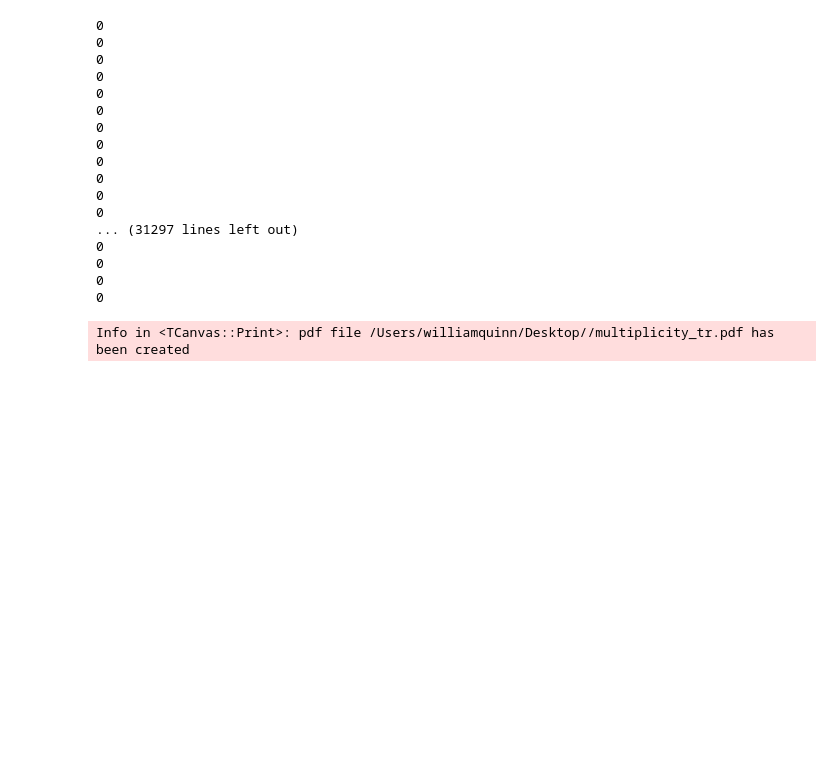
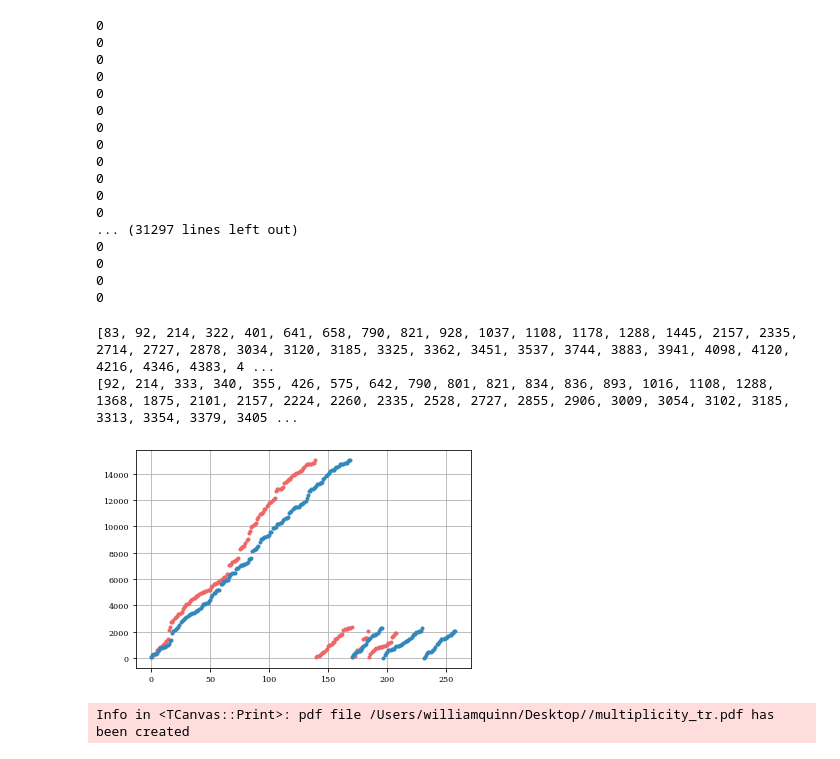
Before and after one commit to SuperNEMO-DBD/PMT-ShapeAnalysis, a Jupyter notebook: ReadRED/ReadRED.ipynb, the cells around one changed output. Cells and saved outputs as stored; diff of their text form; code cells hidden in the pictures; blank space fills up the shorter version.

```diff
--- a/ReadRED/ReadRED.ipynb
+++ b/ReadRED/ReadRED.ipynb
@@ -164,6 +164,15 @@ for event in tree:
 0
 0
 0
+# %%
+def cell_id(cellnum):
+    cell_side = cellnum // (9 * 113)
+    cell_row = cellnum % (9 * 113) // 9
+    cell_layer = cellnum % (9 * 113) % 9
+
+    return cell_side, cell_row, cell_layer
+def cell_num_(side, row, layer):
+    return side*113*9 + row*9 + layer
 # %%
 files = ["run_608.txt", "run_612.txt", "run_617.txt", "run_618.txt",
          "run_619.txt", "run_623.txt", "run_635.txt", "run_638.txt",
@@ -187,6 +196,7 @@ Areas = [0, 3, 3, 3,
          4, 4, 4, 4]
 
 mult = [0 for i in range(2034)]
+event_nums = [[] for i in range(2034)]
 
 for index, i_file in enumerate(files):
     file = open("/Users/williamquinn/Desktop/" + i_file, "r")
@@ -194,22 +204,39 @@ for index, i_file in enumerate(files):
 
     for line in fl:
         line_list = line.split(" ")
-        if line_list[0] == 'Cell:':
-            cell_num = int(line_list[1])
+        if len(line_list) < 4:
+            continue
+        if line_list[3] == 'Cell:':
+            cell_num = int(line_list[4])
+            side, row, layer = cell_id(cell_num)
             mult[cell_num] += 1
+
+            event_nums[cell_num].append(int(line_list[2]))
-# %%
-sntracker = sn.tracker('multiplicity', with_palette=True)
-sntracker.draw_cellid_label()
-sntracker.draw_content_label('{}')
-
-for i_cell in range(len(mult)):
-    if mult[i_cell] == 0:
-        continue
-    sntracker.setcontent(i_cell, mult[i_cell])
-
-# sntracker.setrange(0, 35)
-
-sntracker.draw()
-sntracker.save("/Users/williamquinn/Desktop/")
-# %% [output]
-Info in <TCanvas::Print>: pdf file /Users/williamquinn/Desktop//multiplicity_tr.pdf has been created
+# %%
+_1_55_3 = cell_num_(1, 55, 3)
+_1_55_5 = cell_num_(1, 55, 5)
+plt.plot(event_nums[_1_55_3], ".")
+plt.plot(event_nums[_1_55_5], ".")
+
+print(event_nums[_1_55_3])
+print(event_nums[_1_55_5])
+# %% [output]
+[83, 92, 214, 322, 401, 641, 658, 790, 821, 928, 1037, 1108, 1178, 1288, 1445, 2157, 2335, 2714, 2727, 2878, 3034, 3120, 3185, 3325, 3362, 3451, 3537, 3744, 3883, 3941, 4098, 4120, 4216, 4346, 4383, 4 ...
+[92, 214, 333, 340, 355, 426, 575, 642, 790, 801, 821, 834, 836, 893, 1016, 1108, 1288, 1368, 1875, 2101, 2157, 2224, 2260, 2335, 2528, 2727, 2855, 2906, 3009, 3054, 3102, 3185, 3313, 3354, 3379, 3405 ...
+[figure, added]
+# %%
+sntracker = sn.tracker('multiplicity', with_palette=True)
+sntracker.draw_cellid_label()
+sntracker.draw_content_label('{}')
+
+for i_cell in range(len(mult)):
+    if mult[i_cell] == 0:
+        continue
+    sntracker.setcontent(i_cell, mult[i_cell])
+
+# sntracker.setrange(0, 35)
+
+sntracker.draw()
+sntracker.save("/Users/williamquinn/Desktop/")
+# %% [output]
+Info in <TCanvas::Print>: pdf file /Users/williamquinn/Desktop//multiplicity_tr.pdf has been created
```
Also changed, not shown: 1 other file.
